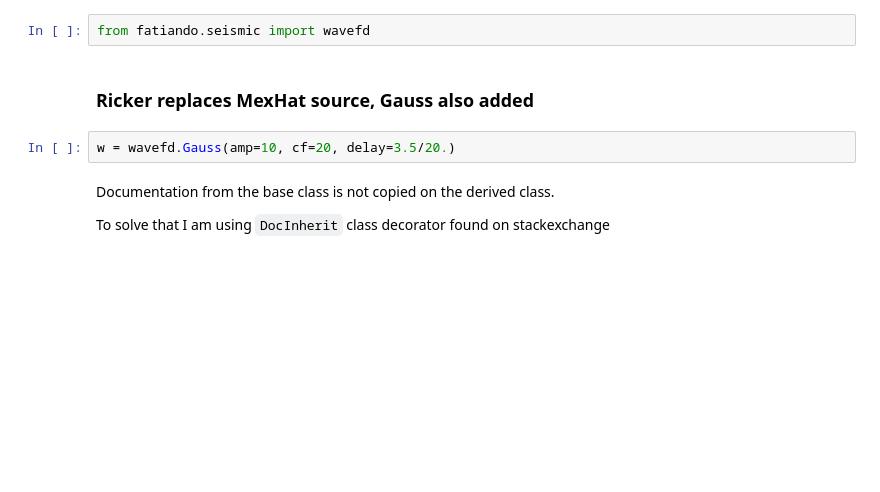
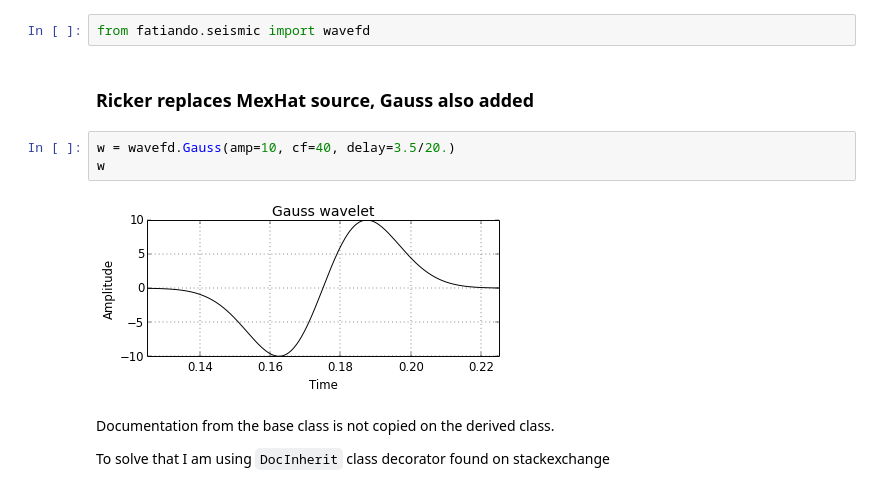
Before and after one commit to eusoubrasileiro/geonumerics, a Jupyter notebook: ipython_notebooks/wavefd-simulation-class.ipynb, the cells around one changed output. Cells and saved outputs as stored; diff of their text form; blank space fills up the shorter version.

```diff
--- a/ipython_notebooks/wavefd-simulation-class.ipynb
+++ b/ipython_notebooks/wavefd-simulation-class.ipynb
@@ -10,7 +10,10 @@ from fatiando.seismic import wavefd
 # %% [markdown]
 ### Ricker replaces MexHat source, Gauss also added  ###
 # %%
-w = wavefd.Gauss(amp=10, cf=20, delay=3.5/20.)
+w = wavefd.Gauss(amp=10, cf=40, delay=3.5/20.)
+w
+# %% [output]
+[figure, added]
 # %% [markdown]
 Documentation from the base class is not copied on the derived class.
 
```
Also changed, not shown: parts of 9 cells of this notebook, 1 other file.
